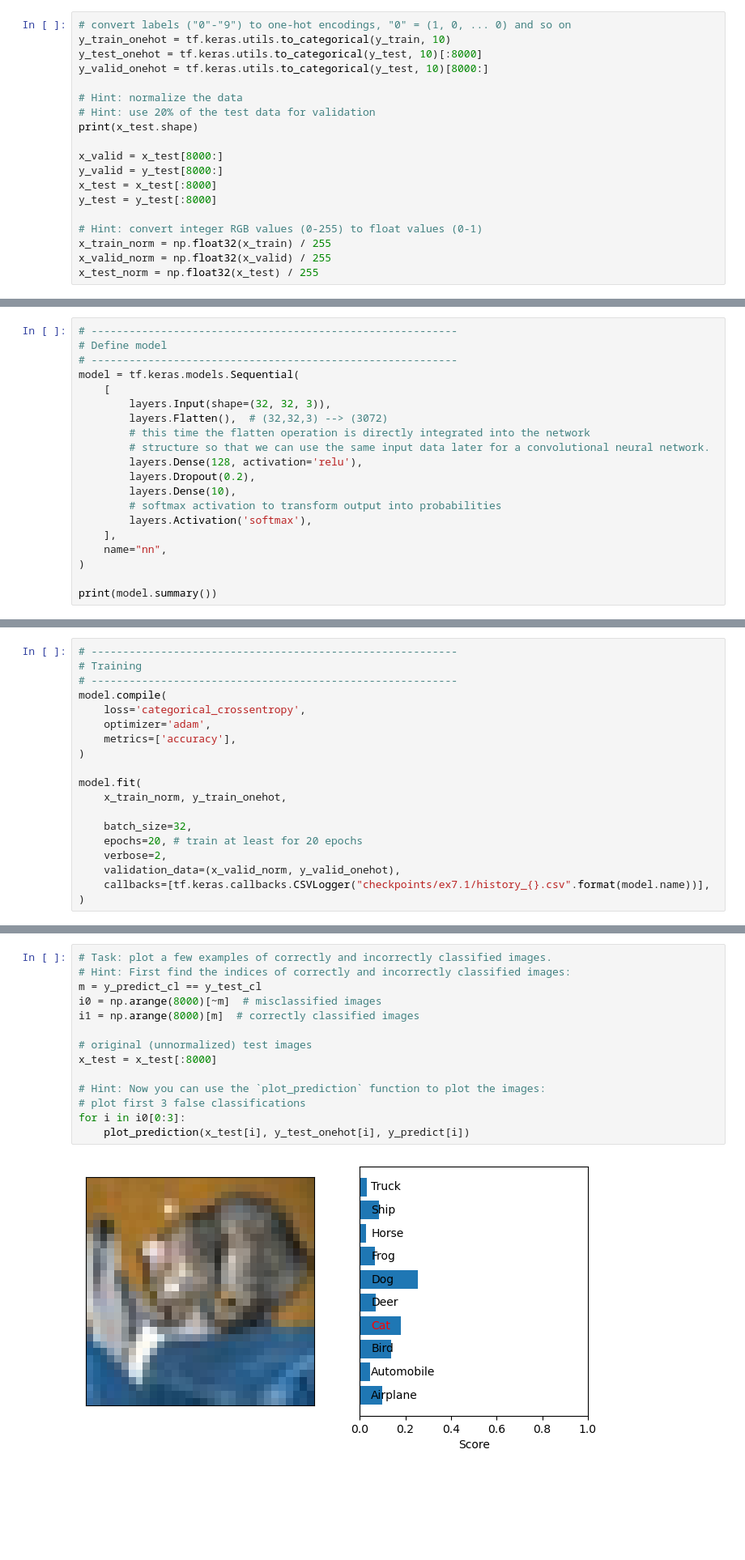
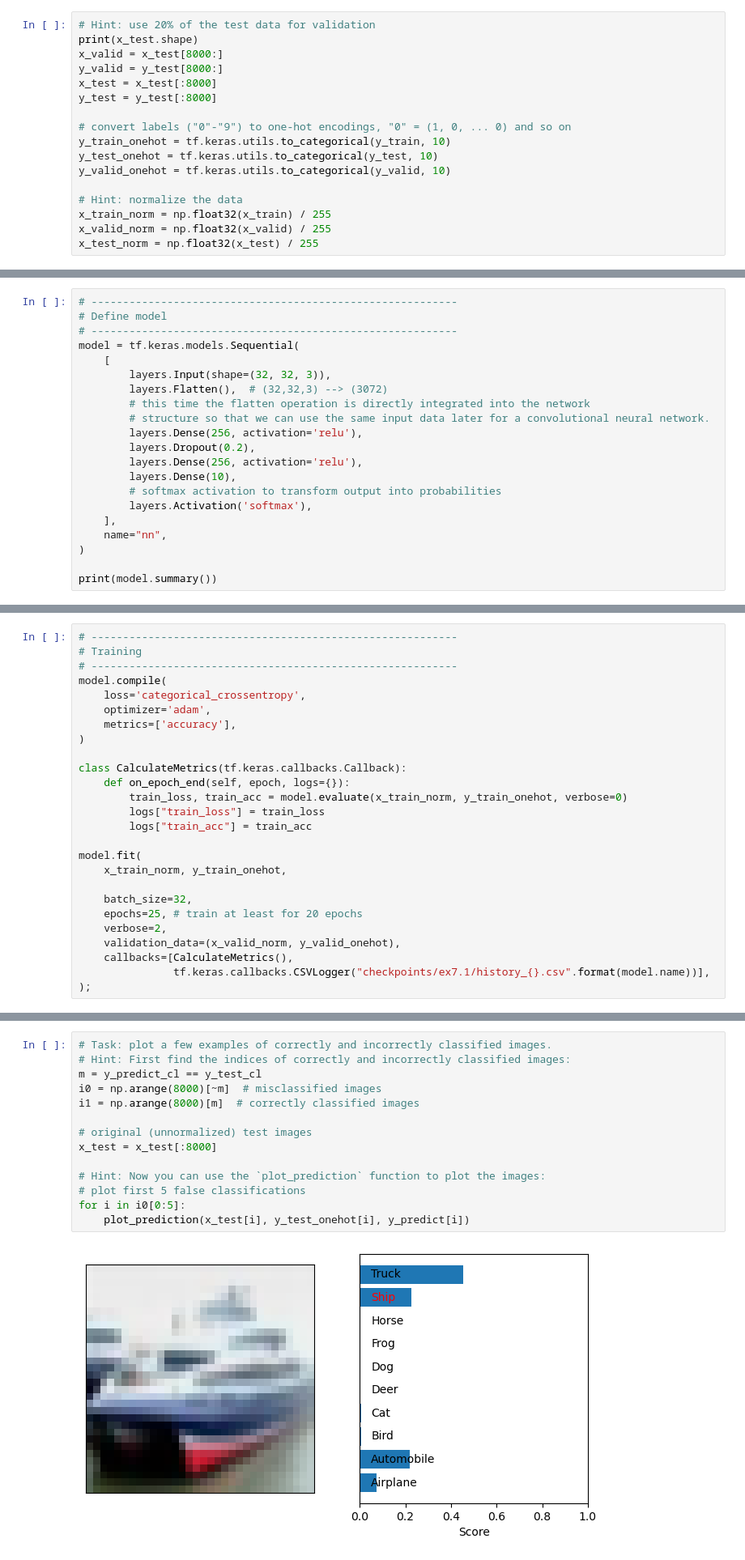
Before and after one commit to juan-prado-7/imapp-deep-learning, a Jupyter notebook: applied-deep-learning/ex7.1-CIFAR-10.ipynb, the cells around one changed output, grey strips where cells are left out. Shown at 81% size. Drawn from its saved outputs; the diff is of its cells as text; blank space fills up the shorter version.

```diff
--- a/applied-deep-learning/ex7.1-CIFAR-10.ipynb
+++ b/applied-deep-learning/ex7.1-CIFAR-10.ipynb
@@ -93,19 +99,17 @@ plot_examples(x_train, y_train);
 # %%
-# convert labels ("0"-"9") to one-hot encodings, "0" = (1, 0, ... 0) and so on
-y_train_onehot = tf.keras.utils.to_categorical(y_train, 10)
-y_test_onehot = tf.keras.utils.to_categorical(y_test, 10)[:8000]
-y_valid_onehot = tf.keras.utils.to_categorical(y_test, 10)[8000:]
-
-# Hint: normalize the data
 # Hint: use 20% of the test data for validation
 print(x_test.shape)
-
 x_valid = x_test[8000:]
 y_valid = y_test[8000:]
 x_test = x_test[:8000]
 y_test = y_test[:8000]
 
-# Hint: convert integer RGB values (0-255) to float values (0-1)
+# convert labels ("0"-"9") to one-hot encodings, "0" = (1, 0, ... 0) and so on
+y_train_onehot = tf.keras.utils.to_categorical(y_train, 10)
+y_test_onehot = tf.keras.utils.to_categorical(y_test, 10)
+y_valid_onehot = tf.keras.utils.to_categorical(y_valid, 10)
+
+# Hint: normalize the data
 x_train_norm = np.float32(x_train) / 255
 x_valid_norm = np.float32(x_valid) / 255
 x_test_norm = np.float32(x_test) / 255
@@ -123,8 +129,9 @@ model = tf.keras.models.Sequential(
         layers.Flatten(),  # (32,32,3) --> (3072)
         # this time the flatten operation is directly integrated into the network
         # structure so that we can use the same input data later for a convolutional neural network.
-        layers.Dense(128, activation='relu'),
+        layers.Dense(256, activation='relu'),
         layers.Dropout(0.2),
+        layers.Dense(256, activation='relu'),
         layers.Dense(10),
         # softmax activation to transform output into probabilities
         layers.Activation('softmax'),
@@ -162,13 +174,20 @@ model.compile(
     metrics=['accuracy'],
 )
 
+class CalculateMetrics(tf.keras.callbacks.Callback):
+    def on_epoch_end(self, epoch, logs={}):
+        train_loss, train_acc = model.evaluate(x_train_norm, y_train_onehot, verbose=0)
+        logs["train_loss"] = train_loss
+        logs["train_acc"] = train_acc
+
 model.fit(
     x_train_norm, y_train_onehot,
 
     batch_size=32,
-    epochs=20, # train at least for 20 epochs
+    epochs=25, # train at least for 20 epochs
     verbose=2,
     validation_data=(x_valid_norm, y_valid_onehot),
-    callbacks=[tf.keras.callbacks.CSVLogger("checkpoints/ex7.1/history_{}.csv".format(model.name))],
-)
+    callbacks=[CalculateMetrics(),
+               tf.keras.callbacks.CSVLogger("checkpoints/ex7.1/history_{}.csv".format(model.name))],
+);
 # %% [output]
@@ -214,16 +293,16 @@ plot_confusion(y_test_cl, y_predict_cl)
 # %%
 # Task: plot a few examples of correctly and incorrectly classified images.
 # Hint: First find the indices of correctly and incorrectly classified images:
 m = y_predict_cl == y_test_cl
 i0 = np.arange(8000)[~m]  # misclassified images
 i1 = np.arange(8000)[m]  # correctly classified images
 
 # original (unnormalized) test images
 x_test = x_test[:8000]
 
 # Hint: Now you can use the `plot_prediction` function to plot the images:
-# plot first 3 false classifications
-for i in i0[0:3]:
+# plot first 5 false classifications
+for i in i0[0:5]:
     plot_prediction(x_test[i], y_test_onehot[i], y_predict[i])
 # %% [output]
-[figure, old version]
+[figure, new version]
```
Also changed, not shown: parts of 29 cells of this notebook, 1 other file.
